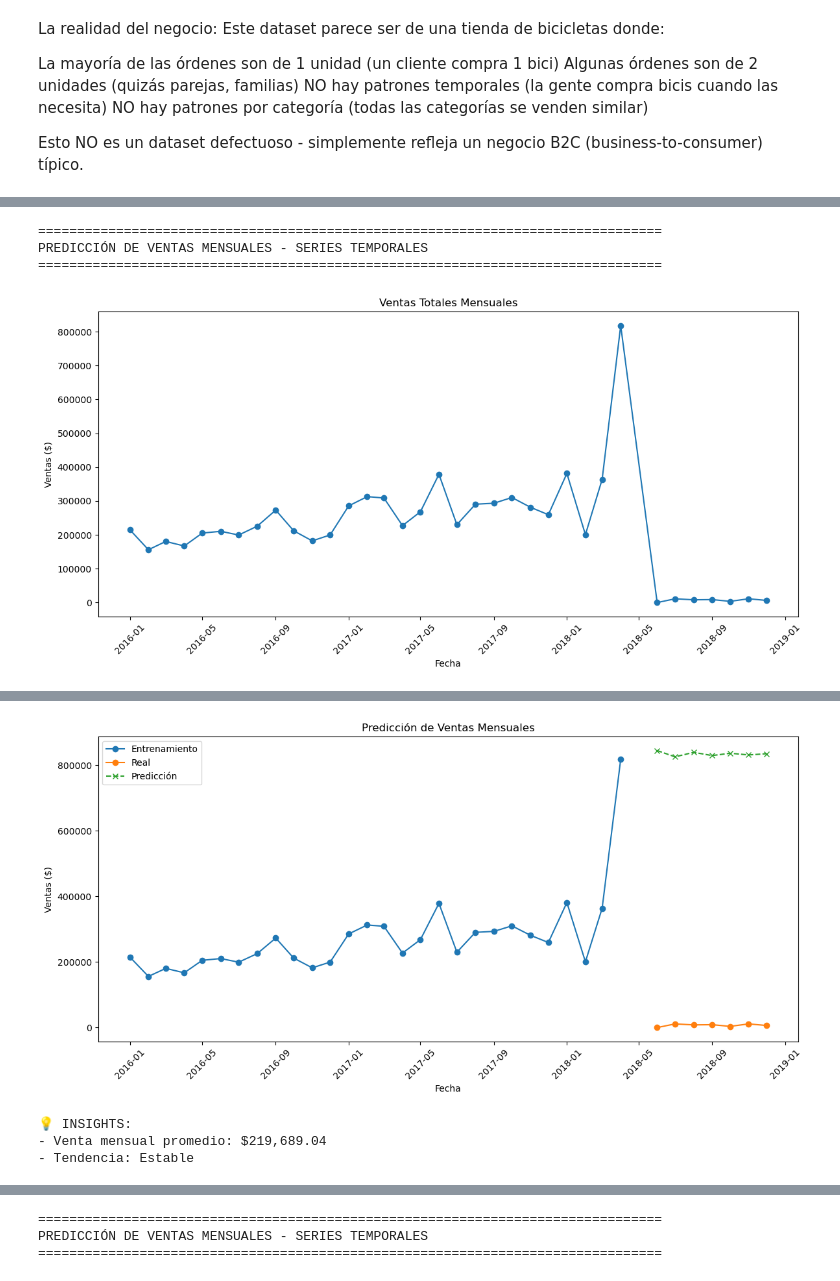
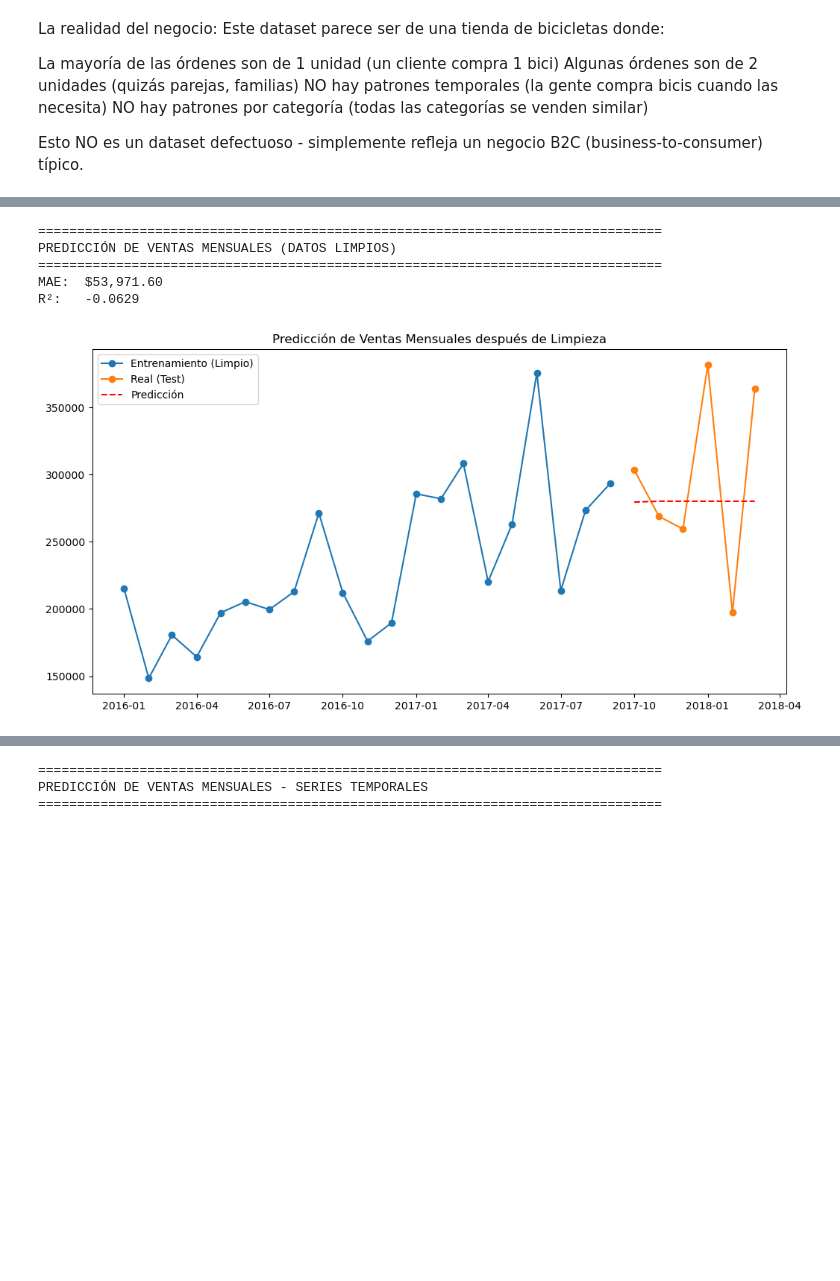
Before and after one commit to Gergash/Experimentos-y-Data-Science, a Jupyter notebook: SQL/Extraccion_datos_SQL_en_python.ipynb, the cells around one changed output, grey strips where cells are left out. Saved outputs shown, nothing was run; the diff lists cells and outputs as text; code cells hidden in the pictures; blank space fills up the shorter version.

```diff
--- a/SQL/Extraccion_datos_SQL_en_python.ipynb
+++ b/SQL/Extraccion_datos_SQL_en_python.ipynb
@@ -764,74 +689,65 @@ Esto NO es un dataset defectuoso - simplemente refleja un negocio B2C (business-
 # %%
-from statsmodels.tsa.arima.model import ARIMA
+# 1. FILTRADO POR ESTADO DE PEDIDO
+# Basado en tu esquema, asumimos que '4' es 'Completed'.
+# Ajusta el número según la lógica de tu negocio.
+df_filtrado = df_bd_completa[df_bd_completa['order_status'] == 4].copy()
 
-# Agregación mensual
-monthly_sales = df_bd_completa.groupby(df_bd_completa['order_date'].dt.to_period('M')).agg({
-    'total_sale': 'sum',
-    'quantity': 'sum',
-    'order_id': 'nunique'
+# 2. AGREGACIÓN MENSUAL
+monthly_sales = df_filtrado.groupby(df_filtrado['order_date'].dt.to_period('M')).agg({
+    'total_sale': 'sum'
 }).reset_index()
-
 monthly_sales['order_date'] = monthly_sales['order_date'].dt.to_timestamp()
 
+# 3. DETECCIÓN Y CORRECCIÓN DEL PICO (OUTLIERS)
+# Usamos el Z-score para identificar si ese valor de 800k es estadísticamente extremo
+z_scores = stats.zscore(monthly_sales['total_sale'])
+abs_z_scores = np.abs(z_scores)
+# Si el valor es mayor a 3 desviaciones estándar, lo reemplazamos por la mediana
+outliers = (abs_z_scores > 3)
+
+if outliers.any():
+    print(f"⚠️ Se detectaron {sum(outliers)} meses con ventas atípicas. Ajustando a la mediana...")
+    median_val = monthly_sales['total_sale'].median()
+    monthly_sales.loc[outliers, 'total_sale'] = median_val
+
+# --- EL RESTO DEL MODELO ---
+
 print("=" * 80)
-print("PREDICCIÓN DE VENTAS MENSUALES - SERIES TEMPORALES")
+print("PREDICCIÓN DE VENTAS MENSUALES (DATOS LIMPIOS)")
 print("=" * 80)
 
-# Visualizar tendencia
-plt.figure(figsize=(12, 6))
-plt.plot(monthly_sales['order_date'], monthly_sales['total_sale'], marker='o')
-plt.title('Ventas Totales Mensuales')
-plt.xlabel('Fecha')
-plt.ylabel('Ventas ($)')
-plt.xticks(rotation=45)
-plt.tight_layout()
-plt.show()
-
-# Split temporal (último 20% para test)
+# Split temporal
 train_size = int(len(monthly_sales) * 0.8)
 train = monthly_sales['total_sale'][:train_size]
 test = monthly_sales['total_sale'][train_size:]
 
-# Modelo ARIMA
+# Modelo ARIMA (Ajustado a 1,1,1 o puedes probar 1,0,1 si los datos son más estables)
 model = ARIMA(train, order=(1,1,1))
 fitted_model = model.fit()
 
 # Predicciones
 predictions = fitted_model.forecast(steps=len(test))
 
 # Métricas
-from sklearn.metrics import mean_absolute_error, mean_squared_error, r2_score
-import numpy as np
-
 mae = mean_absolute_error(test, predictions)
 rmse = np.sqrt(mean_squared_error(test, predictions))
 r2 = r2_score(test, predictions)
 
-print(f"\n📊 RESULTADOS - ARIMA")
-print("=" * 80)
 print(f"MAE:  ${mae:,.2f}")
-print(f"RMSE: ${rmse:,.2f}")
 print(f"R²:   {r2:.4f}")
-print("=" * 80)
 
-# Visualizar predicciones
+# Visualización mejorada
 plt.figure(figsize=(12, 6))
-plt.plot(monthly_sales['order_date'][:train_size], train, label='Entrenamiento', marker='o')
-plt.plot(monthly_sales['order_date'][train_size:], test, label='Real', marker='o')
-plt.plot(monthly_sales['order_date'][train_size:], predictions, label='Predicción', marker='x', linestyle='--')
-plt.title('Predicción de Ventas Mensuales')
-plt.xlabel('Fecha')
-plt.ylabel('Ventas ($)')
+plt.plot(monthly_sales['order_date'][:train_size], train, label='Entrenamiento (Limpio)', marker='o')
+plt.plot(monthly_sales['order_date'][train_size:], test, label='Real (Test)', marker='o')
+plt.plot(monthly_sales['order_date'][train_size:], predictions, label='Predicción', color='red', linestyle='--')
+plt.title('Predicción de Ventas Mensuales después de Limpieza')
 plt.legend()
-plt.xticks(rotation=45)
-plt.tight_layout()
 plt.show()
-
-print("\n💡 INSIGHTS:")
-print(f"- Venta mensual promedio: ${monthly_sales['total_sale'].mean():,.2f}")
-print(f"- Tendencia: {'Creciente' if monthly_sales['total_sale'].iloc[-6:].mean() > monthly_sales['total_sale'].iloc[:6].mean() else 'Estable'}")
 # %% [output]
 ================================================================================
-PREDICCIÓN DE VENTAS MENSUALES - SERIES TEMPORALES
+PREDICCIÓN DE VENTAS MENSUALES (DATOS LIMPIOS)
 ================================================================================
+MAE:  $53,971.60
+R²:   -0.0629
-[figure, old version]
+[figure, new version]
@@ -844,4 +753,0 @@ R²:   -47799.7705
-[figure, removed]
-💡 INSIGHTS:
-- Venta mensual promedio: $219,689.04
-- Tendencia: Estable
```
Also changed, not shown: parts of 17 cells of this notebook.
